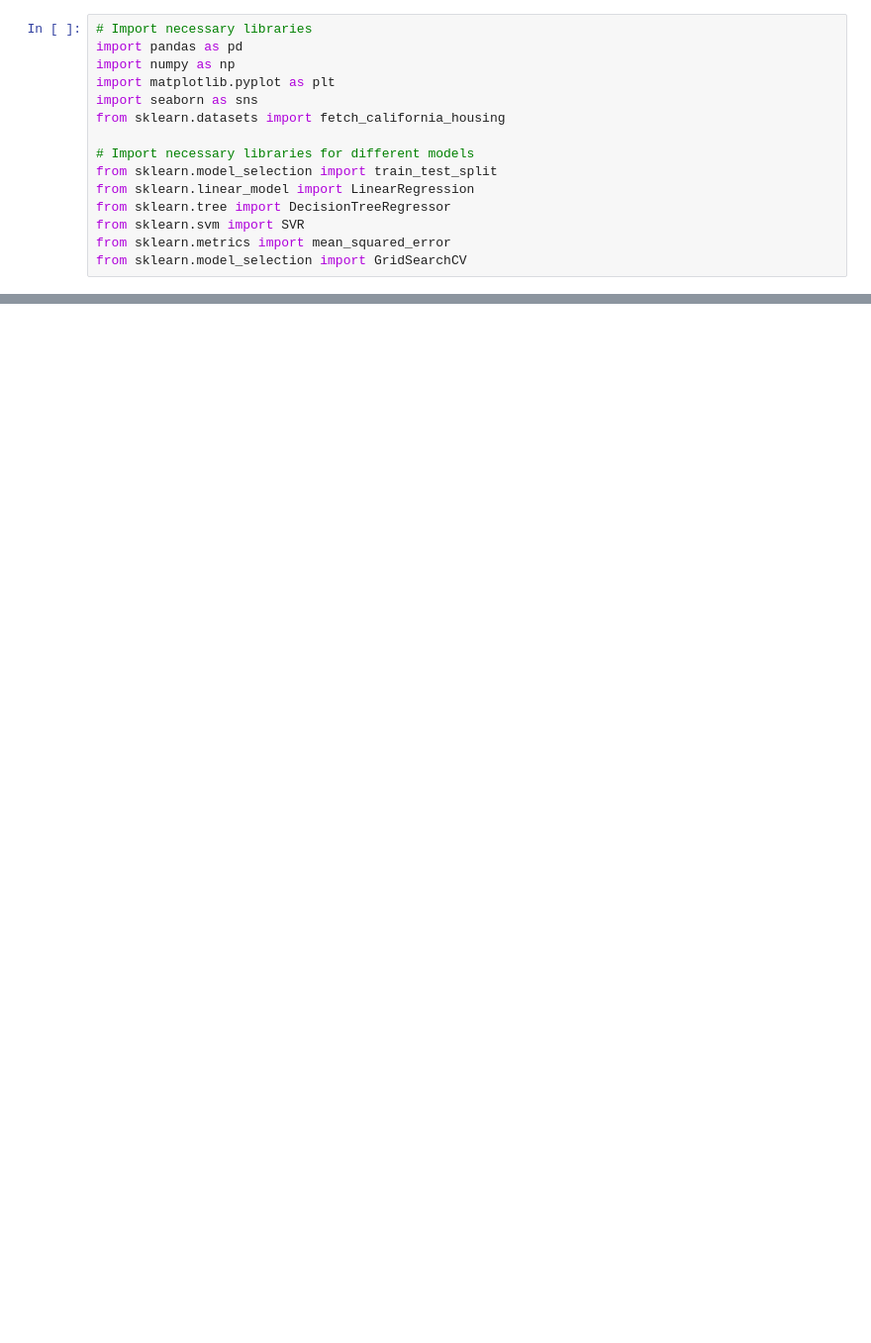
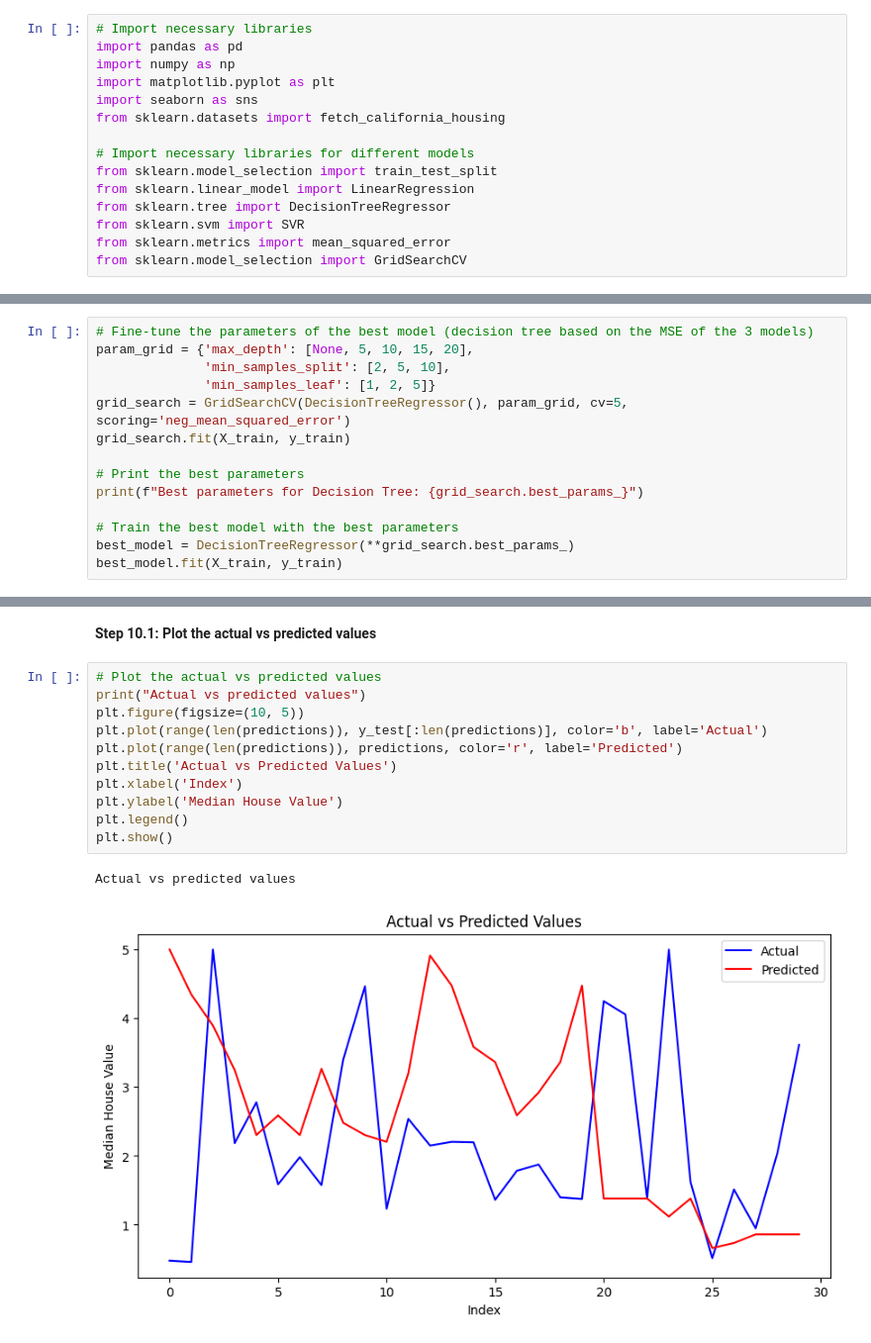
Before and after one commit to asmmahfuz/Predicting-house-prices-in-California, a Jupyter notebook: Predicting house prices in California.ipynb, the cells around one changed output, grey strips where cells are left out. Shown at 99% size. Saved outputs shown, nothing was run; the diff lists cells and outputs as text; blank space fills up the shorter version.

```diff
--- a/Predicting house prices in California.ipynb
+++ b/Predicting house prices in California.ipynb
@@ -204,0 +189,14 @@ These predictions are based on the features of each location. For example, locat
+# %%
+# Fine-tune the parameters of the best model (decision tree based on the MSE of the 3 models)
+param_grid = {'max_depth': [None, 5, 10, 15, 20],
+              'min_samples_split': [2, 5, 10],
+              'min_samples_leaf': [1, 2, 5]}
+grid_search = GridSearchCV(DecisionTreeRegressor(), param_grid, cv=5, scoring='neg_mean_squared_error')
+grid_search.fit(X_train, y_train)
+
+# Print the best parameters
+print(f"Best parameters for Decision Tree: {grid_search.best_params_}")
+
+# Train the best model with the best parameters
+best_model = DecisionTreeRegressor(**grid_search.best_params_)
+best_model.fit(X_train, y_train)
@@ -204,0 +262,16 @@ These predictions are based on the features of each location. For example, locat
+# %% [markdown]
+**Step 10.1: Plot the actual vs predicted values**
+# %%
+# Plot the actual vs predicted values
+print("Actual vs predicted values")
+plt.figure(figsize=(10, 5))
+plt.plot(range(len(predictions)), y_test[:len(predictions)], color='b', label='Actual')
+plt.plot(range(len(predictions)), predictions, color='r', label='Predicted')
+plt.title('Actual vs Predicted Values')
+plt.xlabel('Index')
+plt.ylabel('Median House Value')
+plt.legend()
+plt.show()
+# %% [output]
+Actual vs predicted values
+[figure, added]
```
Also changed, not shown: parts of 47 cells of this notebook.
